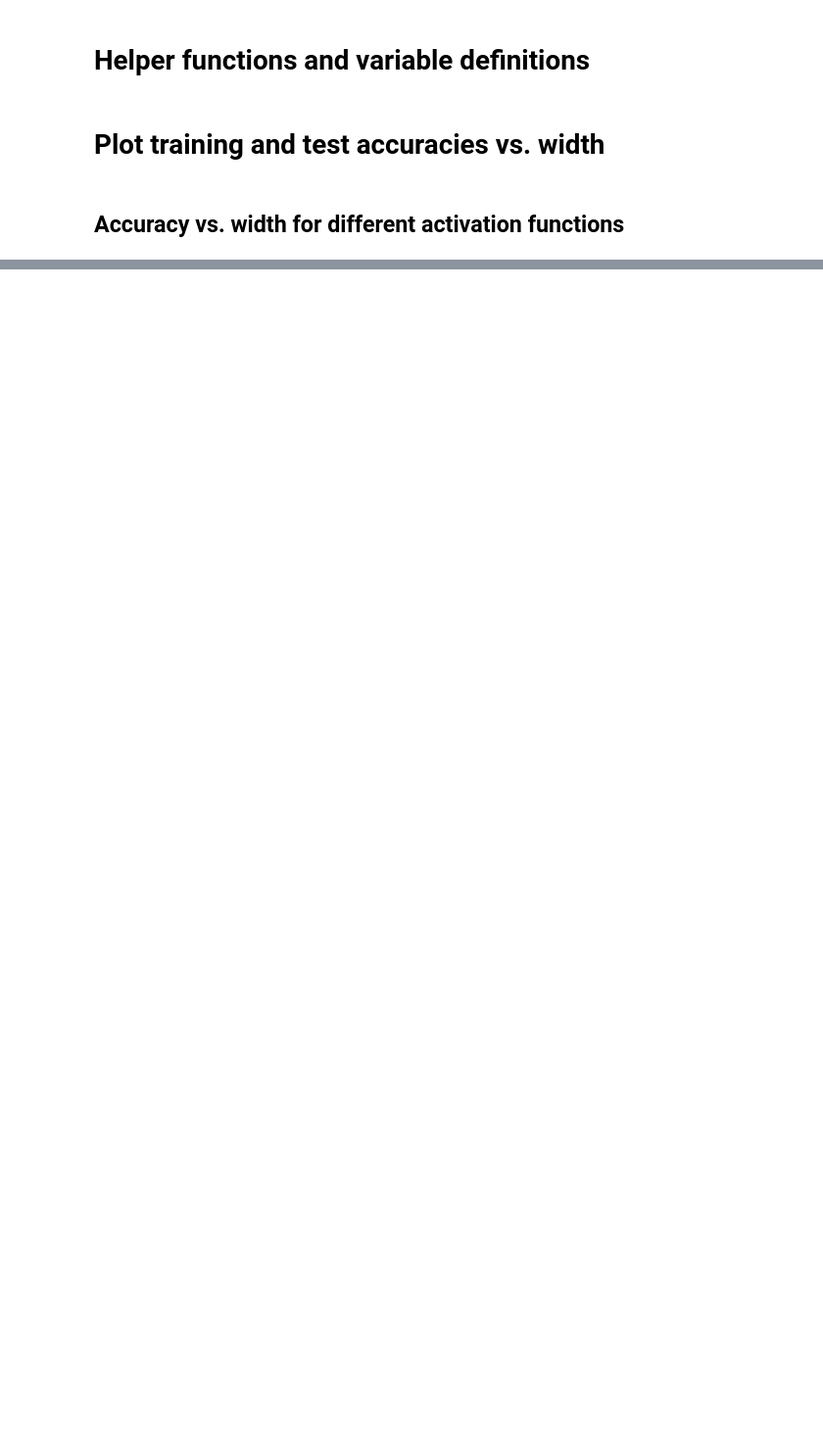
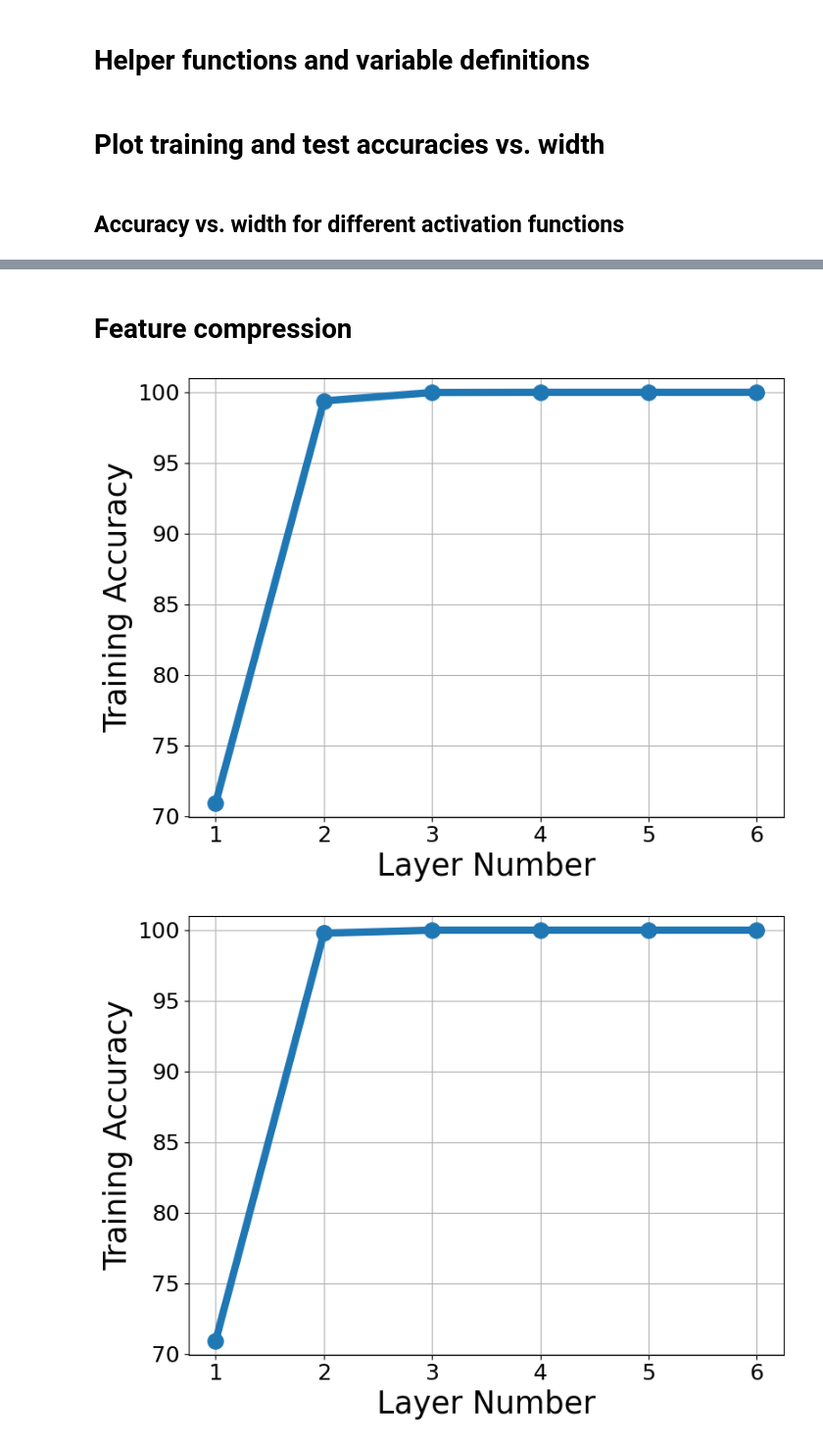
Before and after one commit to alecxu00/uos-linear-separability, a Jupyter notebook: plot_real_results.ipynb, the cells around one changed output, grey strips where cells are left out. Shown at 98% size. Cells and saved outputs as stored; diff of their text form; code cells hidden in the pictures; blank space fills up the shorter version.

```diff
--- a/plot_real_results.ipynb
+++ b/plot_real_results.ipynb
@@ -194,0 +116,2 @@ plt.savefig('./figures/cifar10/cifar10_' + str(K) + '_classes_test.png')
+# %% [markdown]
+# Feature compression
@@ -194,0 +125,52 @@ plt.savefig('./figures/cifar10/cifar10_' + str(K) + '_classes_test.png')
+# %%
+results_dir1 = "./save/hybrid/cifar10/width_" + str(width) + "_depth_" + str(num_layers) + "_nonlinear_depth_" + str(num_nonlinear_layers1) + "_" + str(K) + "_classes_relu_activation_seed_0"
+results_dir2 = "./save/hybrid/cifar10/width_" + str(width) + "_depth_" + str(num_layers) + "_nonlinear_depth_" + str(num_nonlinear_layers2) + "_" + str(K) + "_classes_relu_activation_seed_0"
+
+#interm_features = torch.load(os.path.join(results_dir, "intermediate_features.pth"), map_location=torch.device('cpu'))
+
+interm_accs1 = np.zeros(num_layers - 1)
+interm_accs2 = np.zeros(num_layers - 1)
+for l in range(num_layers - 1):
+    results1 = torch.load(os.path.join(results_dir1, "layer_" + str(l) + "_last.pth"), map_location=torch.device('cpu'))
+    interm_accs1[l] = results1['train_accuracy']
+
+    results2 = torch.load(os.path.join(results_dir2, "layer_" + str(l) + "_last.pth"), map_location=torch.device('cpu'))
+    interm_accs2[l] = results2['train_accuracy']
+# %%
+fig, ax1 = plt.subplots(figsize=(8,6))
+start_idx = 1
+lw = 6
+ax1.set_xlabel(r'Layer Number', fontsize=25)
+ax1.set_xticks(np.arange(start_idx, num_layers+1), np.arange(start_idx, num_layers+1), fontsize=18)
+plt.grid()
+
+color = 'tab:blue'
+ax1.set_ylabel('Training Accuracy', fontsize=25)  # we already handled the x-label with ax1
+l4 = ax1.plot(np.arange(start_idx, num_layers), interm_accs1, color=color, marker=".", linewidth=lw, markersize=25,
+          label="Accuracy")
+ax1.tick_params(axis='y', labelsize=18)
+ax1.set_ylim(np.min(interm_accs1)-1, np.max(interm_accs1)+1)
+fig.tight_layout()  # otherwise the right y-label is slightly clipped
+plt.show()
+
+
+
+fig, ax2 = plt.subplots(figsize=(8,6))
+start_idx = 1
+lw = 6
+ax2.set_xlabel(r'Layer Number', fontsize=25)
+ax2.set_xticks(np.arange(start_idx, num_layers+1), np.arange(start_idx, num_layers+1), fontsize=18)
+plt.grid()
+
+
+color = 'tab:blue'
+ax2.set_ylabel('Training Accuracy', fontsize=25)  # we already handled the x-label with ax1
+l4 = ax2.plot(np.arange(start_idx, num_layers), interm_accs2, color=color, marker=".", linewidth=lw, markersize=25,
+          label="Accuracy")
+ax2.tick_params(axis='y', labelsize=18)
+ax2.set_ylim(np.min(interm_accs2)-1, np.max(interm_accs2)+1)
+fig.tight_layout()  # otherwise the right y-label is slightly clipped
+plt.show()
+# %% [output]
+[figure, added]
+[figure, added]
```
Also changed, not shown: parts of 9 cells of this notebook, 12 other files.
